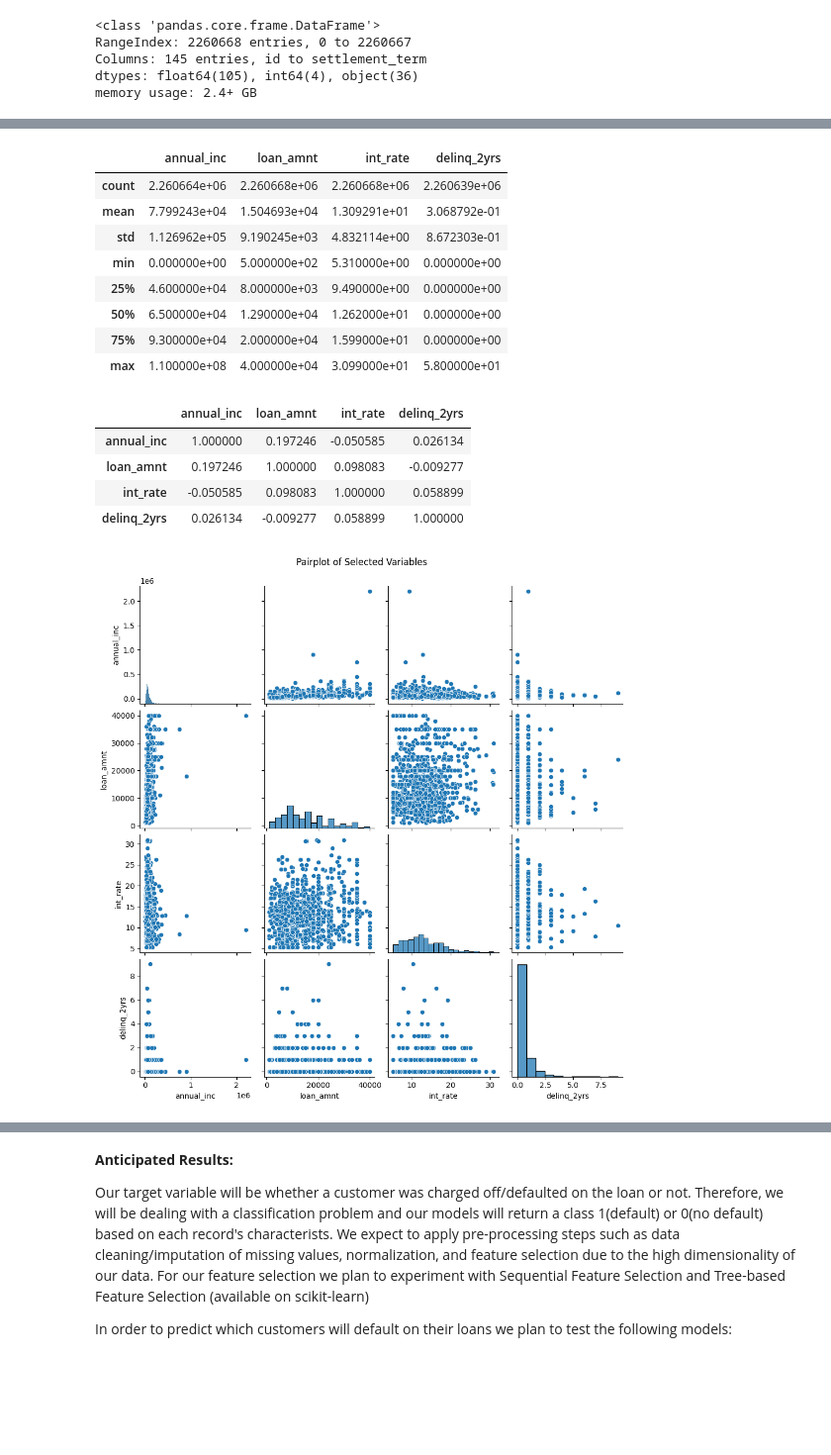
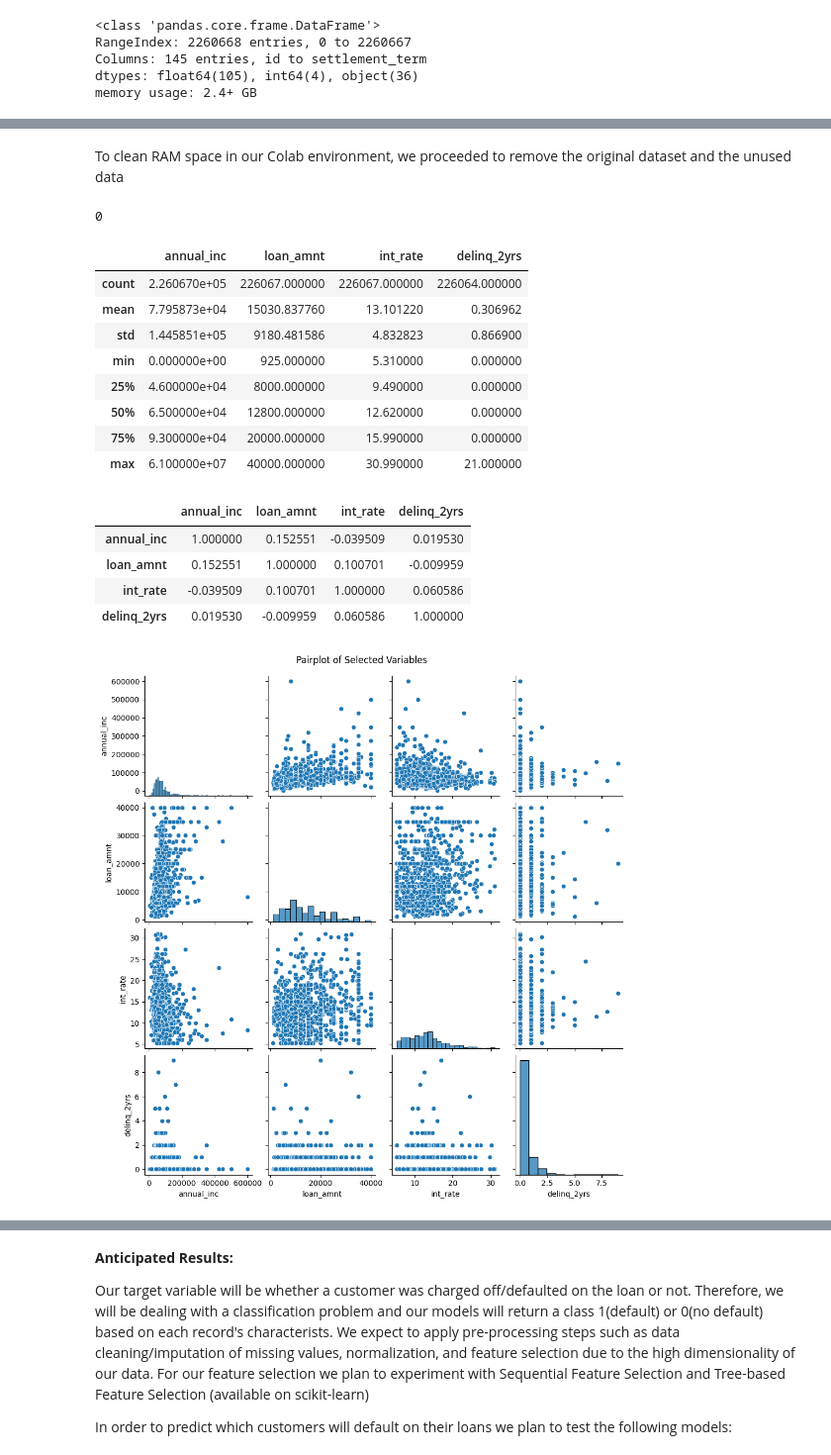
Before and after one commit to victor-floriano/ba-810-team-project, a Jupyter notebook: ba810-group1-project-proposal.ipynb, the cells around one changed output, grey strips where cells are left out. Shown at 99% size. Drawn from its saved outputs; the diff is of its cells as text; code cells hidden in the pictures; blank space fills up the shorter version.

```diff
--- a/ba810-group1-project-proposal.ipynb
+++ b/ba810-group1-project-proposal.ipynb
@@ -59,0 +69,7 @@ Name: loan_status, dtype: int64
+# %%
+#Split the data into a left_out portion and our stratified sample
+left_out, sample_df = train_test_split(loan_df, test_size=0.1,
+                                       stratify=loan_df['loan_status'],
+                                       random_state=42)
+
+sample_df.info()
@@ -60,37 +100,48 @@ Name: loan_status, dtype: int64
+# %% [markdown]
+To clean RAM space in our Colab environment, we proceeded to remove the original dataset and the unused data
+# %%
+#Remove original dataset and unused data
+del loan_df
+del left_out
+
+#Manually trigger garbage collection
+gc.collect()
+# %% [output]
+0
 # %%
 #Summary Statstics of selected varibles
-loan_df[['annual_inc', 'loan_amnt', 'int_rate', 'delinq_2yrs']].describe()
+sample_df[['annual_inc', 'loan_amnt', 'int_rate', 'delinq_2yrs']].describe()
 # %% [output]
 |  | annual_inc | loan_amnt | int_rate | delinq_2yrs |
-| count | 2.260664e+06 | 2.260668e+06 | 2.260668e+06 | 2.260639e+06 |
-| mean | 7.799243e+04 | 1.504693e+04 | 1.309291e+01 | 3.068792e-01 |
-| std | 1.126962e+05 | 9.190245e+03 | 4.832114e+00 | 8.672303e-01 |
-| min | 0.000000e+00 | 5.000000e+02 | 5.310000e+00 | 0.000000e+00 |
-| 25% | 4.600000e+04 | 8.000000e+03 | 9.490000e+00 | 0.000000e+00 |
-| 50% | 6.500000e+04 | 1.290000e+04 | 1.262000e+01 | 0.000000e+00 |
-| 75% | 9.300000e+04 | 2.000000e+04 | 1.599000e+01 | 0.000000e+00 |
-| max | 1.100000e+08 | 4.000000e+04 | 3.099000e+01 | 5.800000e+01 |
+| count | 2.260670e+05 | 226067.000000 | 226067.000000 | 226064.000000 |
+| mean | 7.795873e+04 | 15030.837760 | 13.101220 | 0.306962 |
+| std | 1.445851e+05 | 9180.481586 | 4.832823 | 0.866900 |
+| min | 0.000000e+00 | 925.000000 | 5.310000 | 0.000000 |
+| 25% | 4.600000e+04 | 8000.000000 | 9.490000 | 0.000000 |
+| 50% | 6.500000e+04 | 12800.000000 | 12.620000 | 0.000000 |
+| 75% | 9.300000e+04 | 20000.000000 | 15.990000 | 0.000000 |
+| max | 6.100000e+07 | 40000.000000 | 30.990000 | 21.000000 |
 # %%
 #Correlation matrix of selected key variables
-loan_df[['annual_inc', 'loan_amnt', 'int_rate', 'delinq_2yrs']].corr()
+sample_df[['annual_inc', 'loan_amnt', 'int_rate', 'delinq_2yrs']].corr()
 # %% [output]
 |  | annual_inc | loan_amnt | int_rate | delinq_2yrs |
-| annual_inc | 1.000000 | 0.197246 | -0.050585 | 0.026134 |
-| loan_amnt | 0.197246 | 1.000000 | 0.098083 | -0.009277 |
-| int_rate | -0.050585 | 0.098083 | 1.000000 | 0.058899 |
-| delinq_2yrs | 0.026134 | -0.009277 | 0.058899 | 1.000000 |
+| annual_inc | 1.000000 | 0.152551 | -0.039509 | 0.019530 |
+| loan_amnt | 0.152551 | 1.000000 | 0.100701 | -0.009959 |
+| int_rate | -0.039509 | 0.100701 | 1.000000 | 0.060586 |
+| delinq_2yrs | 0.019530 | -0.009959 | 0.060586 | 1.000000 |
 # %%
 #For the pairplot we had to select a smaller set of the database because
 #using the entire dataset was making colab run out of RAM, so here we added
 #the pairplot as an example of what we intend to do. In our project we will either
 #use google cloud or work wil a smaller set of the original dataset.
-loan_sample = loan_df[['annual_inc', 'loan_amnt', 'int_rate',\
+loan_sample = sample_df[['annual_inc', 'loan_amnt', 'int_rate',\
                        'delinq_2yrs']].sample(1000, replace=False)
 
 pairplot = sns.pairplot(loan_sample)
 pairplot.fig.suptitle('Pairplot of Selected Variables', y=1.02);
 # %% [output]
-[figure, old version]
+[figure, new version]
 # %%
 #Graph of the Loan Status vs Annual Income
 
```
Also changed, not shown: parts of 8 cells of this notebook, 1 other file.
